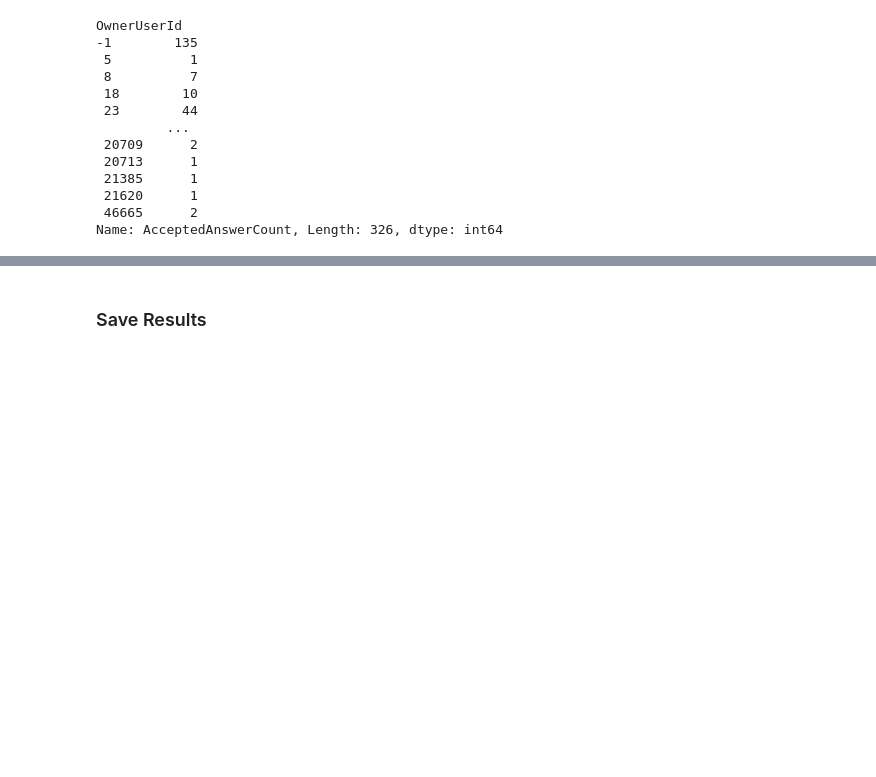
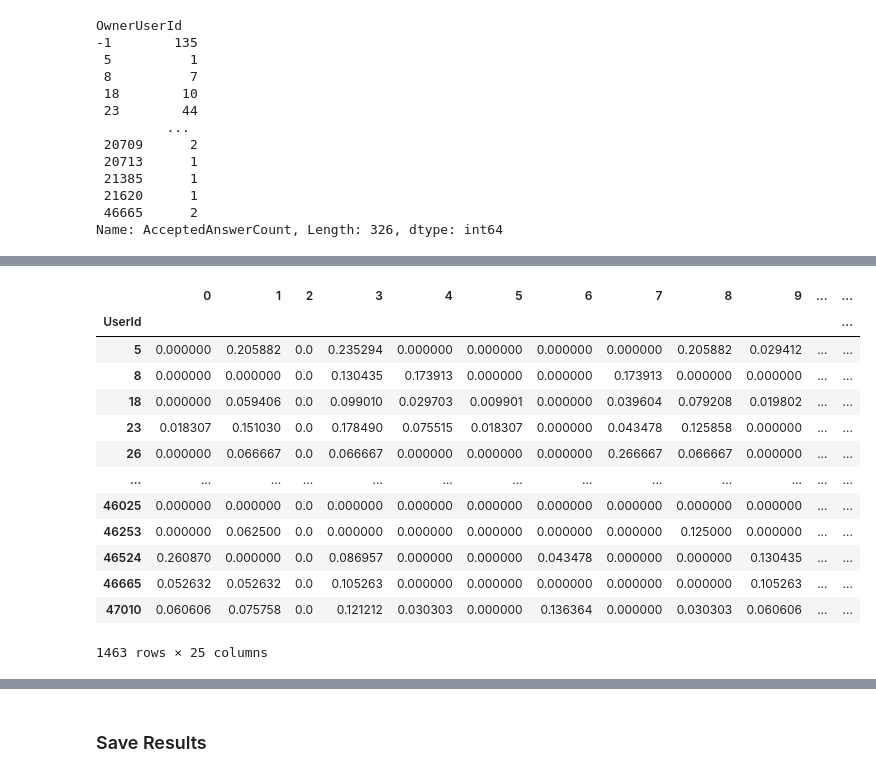
Before and after one commit to pierrehogenhaug/stackexchange_politics, a Jupyter notebook: sentiment.ipynb, the cells around one changed output, grey strips where cells are left out. Cells and saved outputs as stored; diff of their text form; code cells hidden in the pictures; blank space fills up the shorter version.

```diff
--- a/sentiment.ipynb
+++ b/sentiment.ipynb
@@ -381,0 +381,19 @@ users_with_attributes.head()
+# %%
+# Step 3: Normalization
+user_topic_engagement_normalized = user_topic_engagement.div(user_topic_engagement.sum(axis=1), axis=0)
+user_topic_engagement_normalized
+# %% [output]
+|  | 0 | 1 | 2 | 3 | 4 | 5 | 6 | 7 | 8 | 9 | ... | ... |
+| UserId |  |  |  |  |  |  |  |  |  |  |  | ... |
+| 5 | 0.000000 | 0.205882 | 0.0 | 0.235294 | 0.000000 | 0.000000 | 0.000000 | 0.000000 | 0.205882 | 0.029412 | ... | ... |
+| 8 | 0.000000 | 0.000000 | 0.0 | 0.130435 | 0.173913 | 0.000000 | 0.000000 | 0.173913 | 0.000000 | 0.000000 | ... | ... |
+| 18 | 0.000000 | 0.059406 | 0.0 | 0.099010 | 0.029703 | 0.009901 | 0.000000 | 0.039604 | 0.079208 | 0.019802 | ... | ... |
+| 23 | 0.018307 | 0.151030 | 0.0 | 0.178490 | 0.075515 | 0.018307 | 0.000000 | 0.043478 | 0.125858 | 0.000000 | ... | ... |
+| 26 | 0.000000 | 0.066667 | 0.0 | 0.066667 | 0.000000 | 0.000000 | 0.000000 | 0.266667 | 0.066667 | 0.000000 | ... | ... |
+| ... | ... | ... | ... | ... | ... | ... | ... | ... | ... | ... | ... | ... |
+| 46025 | 0.000000 | 0.000000 | 0.0 | 0.000000 | 0.000000 | 0.000000 | 0.000000 | 0.000000 | 0.000000 | 0.000000 | ... | ... |
+| 46253 | 0.000000 | 0.062500 | 0.0 | 0.000000 | 0.000000 | 0.000000 | 0.000000 | 0.000000 | 0.125000 | 0.000000 | ... | ... |
+| 46524 | 0.260870 | 0.000000 | 0.0 | 0.086957 | 0.000000 | 0.000000 | 0.043478 | 0.000000 | 0.000000 | 0.130435 | ... | ... |
+| 46665 | 0.052632 | 0.052632 | 0.0 | 0.105263 | 0.000000 | 0.000000 | 0.000000 | 0.000000 | 0.000000 | 0.105263 | ... | ... |
+| 47010 | 0.060606 | 0.075758 | 0.0 | 0.121212 | 0.030303 | 0.000000 | 0.136364 | 0.000000 | 0.030303 | 0.060606 | ... | ... |
+1463 rows × 25 columns
```
Also changed, not shown: parts of 24 cells of this notebook, 1 other file.
